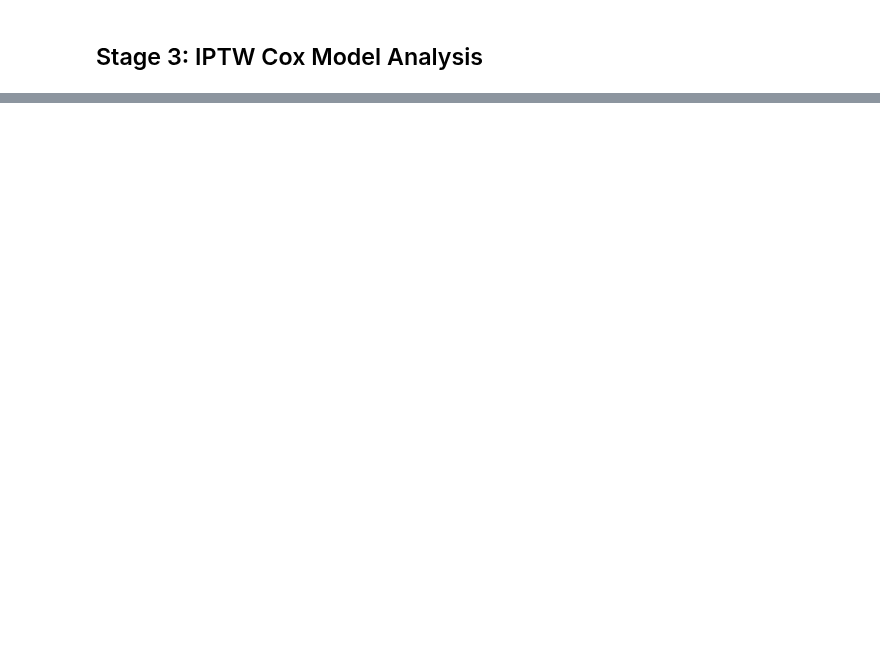
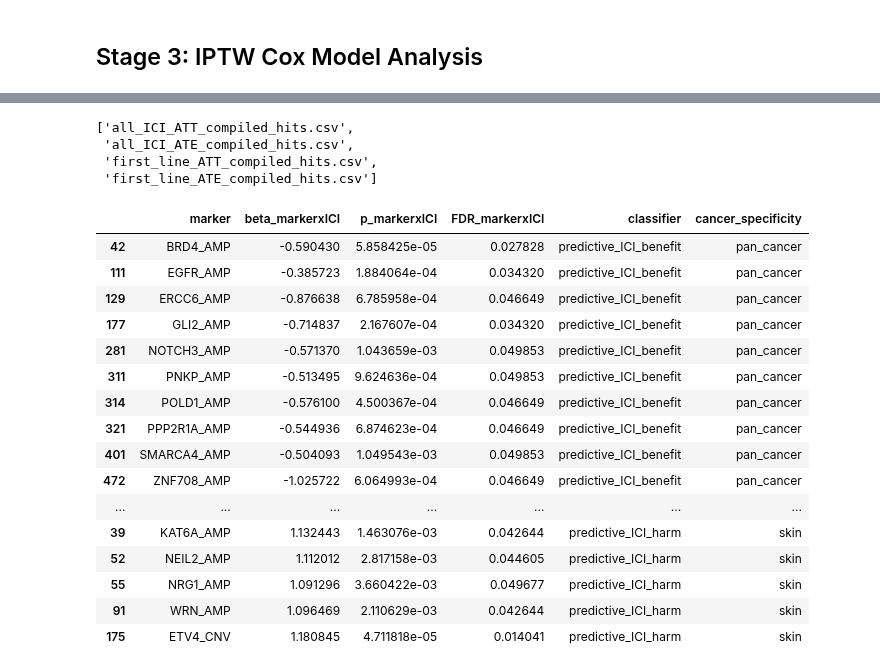
Before and after one commit to jpatrick-connor-DFCI/clinical_text_embedding_project, a Jupyter notebook: python_scripts/biomarker_analysis/run_biomarker_pipeline.ipynb, the cells around one changed output, grey strips where cells are left out. Drawn from its saved outputs; the diff is of its cells as text; code cells hidden in the pictures; blank space fills up the shorter version.

```diff
--- a/python_scripts/biomarker_analysis/run_biomarker_pipeline.ipynb
+++ b/python_scripts/biomarker_analysis/run_biomarker_pipeline.ipynb
@@ -103,24 +151,45 @@ Done: first_line Cox models
+# %%
+os.listdir(compiled_df_path)
+# %% [output]
+['all_ICI_ATT_compiled_hits.csv',
+ 'all_ICI_ATE_compiled_hits.csv',
+ 'first_line_ATT_compiled_hits.csv',
+ 'first_line_ATE_compiled_hits.csv']
 # %%
-output_path = '/data/gusev/USERS/jpconnor/data/clinical_text_embedding_project/biomarker_analysis/'
-all_ICI_path = os.path.join(output_path, 'IPTW_runs_all_ICI/')
-first_line_path = os.path.join(output_path, 'IPTW_runs_first_line/')
-
-import pandas as pd
-pc_df = pd.read_csv(os.path.join(first_line_path, 'pan_cancer_ATT_ICI_predictive_markers.csv'))
-lung_df = pd.read_csv(os.path.join(first_line_path, 'LUNG_ATT_ICI_predictive_markers.csv'))
-skin_df = pd.read_csv(os.path.join(first_line_path, 'SKIN_ATT_ICI_predictive_markers.csv'))
+pc_df = pd.read_csv(os.path.join(all_ICI_path, 'pan_cancer_ATT_ICI_predictive_markers.csv'))
+lung_df = pd.read_csv(os.path.join(all_ICI_path, 'LUNG_ATT_ICI_predictive_markers.csv'))
+skin_df = pd.read_csv(os.path.join(all_ICI_path, 'SKIN_ATT_ICI_predictive_markers.csv'))
 
 cols_to_select = ['marker', 'beta_markerxICI', 'p_markerxICI', 'FDR_markerxICI', 'classifier']
 
 pc_hits = pc_df.loc[pc_df['significant_predictive'], cols_to_select]
 pc_hits['cancer_specificity'] = 'pan_cancer'
 
 lung_hits = lung_df.loc[lung_df['significant_predictive'], cols_to_select]
 lung_hits['cancer_specificity'] = 'lung'
 
 skin_hits = skin_df.loc[skin_df['significant_predictive'], cols_to_select]
 skin_hits['cancer_specificity'] = 'skin'
 
 complete_hits = pd.concat([pc_hits, lung_hits, skin_hits])
 
-complete_hits.to_csv(os.path.join(first_line_path, 'compiled_hits.csv'),index=False)
+complete_hits.to_csv(os.path.join(all_ICI_path, 'all_ICI_compiled_hits.csv'),index=False)
+complete_hits
+# %% [output]
+|  | marker | beta_markerxICI | p_markerxICI | FDR_markerxICI | classifier | cancer_specificity |
+| 42 | BRD4_AMP | -0.590430 | 5.858425e-05 | 0.027828 | predictive_ICI_benefit | pan_cancer |
+| 111 | EGFR_AMP | -0.385723 | 1.884064e-04 | 0.034320 | predictive_ICI_benefit | pan_cancer |
+| 129 | ERCC6_AMP | -0.876638 | 6.785958e-04 | 0.046649 | predictive_ICI_benefit | pan_cancer |
+| 177 | GLI2_AMP | -0.714837 | 2.167607e-04 | 0.034320 | predictive_ICI_benefit | pan_cancer |
+| 281 | NOTCH3_AMP | -0.571370 | 1.043659e-03 | 0.049853 | predictive_ICI_benefit | pan_cancer |
+| 311 | PNKP_AMP | -0.513495 | 9.624636e-04 | 0.049853 | predictive_ICI_benefit | pan_cancer |
+| 314 | POLD1_AMP | -0.576100 | 4.500367e-04 | 0.046649 | predictive_ICI_benefit | pan_cancer |
+| 321 | PPP2R1A_AMP | -0.544936 | 6.874623e-04 | 0.046649 | predictive_ICI_benefit | pan_cancer |
+| 401 | SMARCA4_AMP | -0.504093 | 1.049543e-03 | 0.049853 | predictive_ICI_benefit | pan_cancer |
+| 472 | ZNF708_AMP | -1.025722 | 6.064993e-04 | 0.046649 | predictive_ICI_benefit | pan_cancer |
+| ... | ... | ... | ... | ... | ... | ... |
+| 39 | KAT6A_AMP | 1.132443 | 1.463076e-03 | 0.042644 | predictive_ICI_harm | skin |
+| 52 | NEIL2_AMP | 1.112012 | 2.817158e-03 | 0.044605 | predictive_ICI_harm | skin |
+| 55 | NRG1_AMP | 1.091296 | 3.660422e-03 | 0.049677 | predictive_ICI_harm | skin |
+| 91 | WRN_AMP | 1.096469 | 2.110629e-03 | 0.042644 | predictive_ICI_harm | skin |
+| 175 | ETV4_CNV | 1.180845 | 4.711818e-05 | 0.014041 | predictive_ICI_harm | skin |
```
Also changed, not shown: parts of 3 cells of this notebook, 2 other files.
